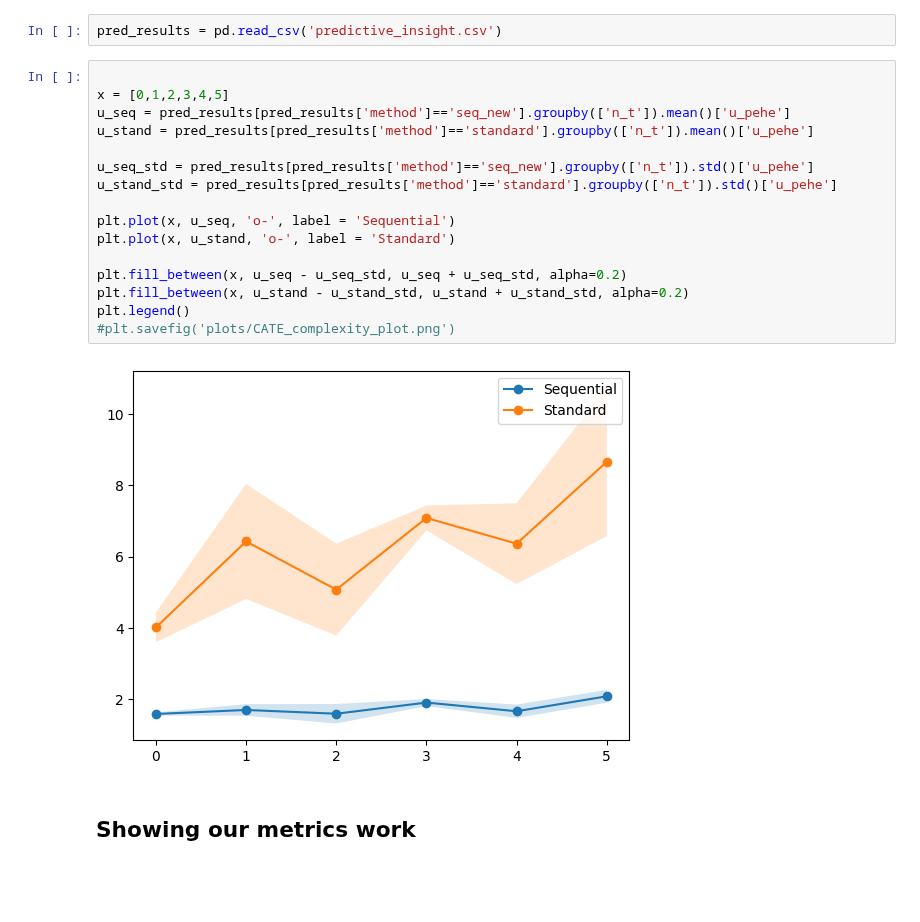
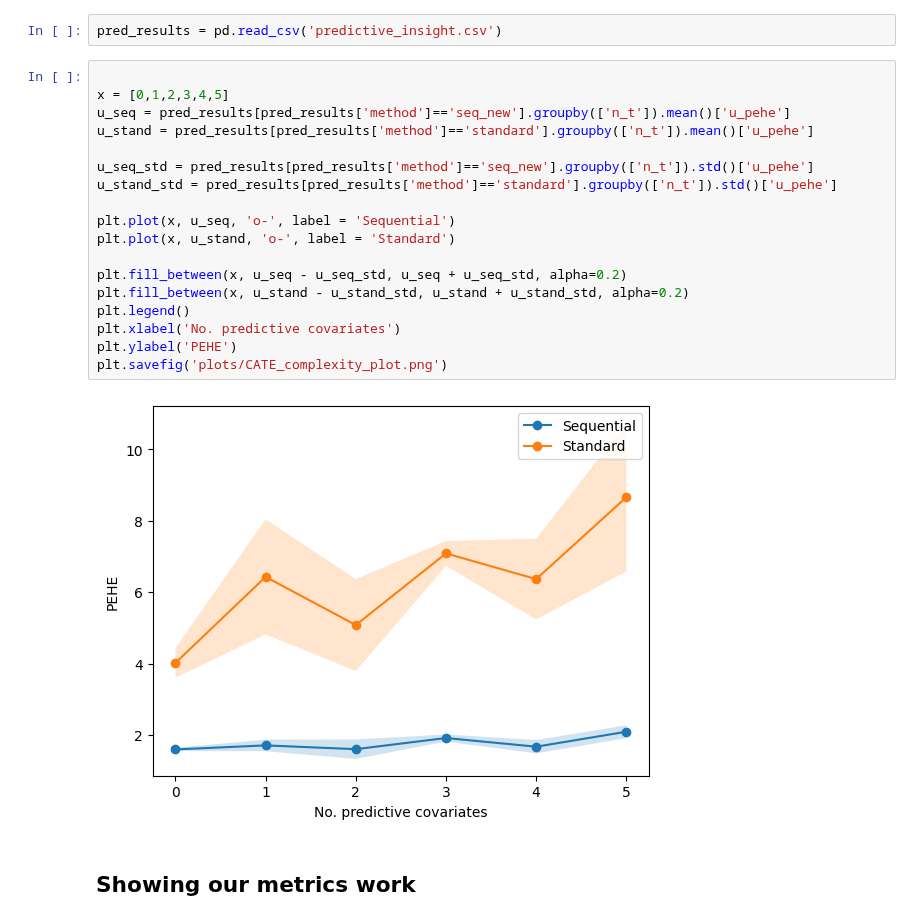
Before and after one commit to harrya32/causal_synthetic_data, a Jupyter notebook: Experiments/Experiments.ipynb, the cells around one changed output. Cells and saved outputs as stored; diff of their text form; blank space fills up the shorter version.

```diff
--- a/Experiments/Experiments.ipynb
+++ b/Experiments/Experiments.ipynb
@@ -2428,21 +2430,23 @@ pred_results = pd.read_csv('predictive_insight.csv')
 # %%
 
 x = [0,1,2,3,4,5]
 u_seq = pred_results[pred_results['method']=='seq_new'].groupby(['n_t']).mean()['u_pehe']
 u_stand = pred_results[pred_results['method']=='standard'].groupby(['n_t']).mean()['u_pehe']
 
 u_seq_std = pred_results[pred_results['method']=='seq_new'].groupby(['n_t']).std()['u_pehe']
 u_stand_std = pred_results[pred_results['method']=='standard'].groupby(['n_t']).std()['u_pehe']
 
 plt.plot(x, u_seq, 'o-', label = 'Sequential')
 plt.plot(x, u_stand, 'o-', label = 'Standard')
 
 plt.fill_between(x, u_seq - u_seq_std, u_seq + u_seq_std, alpha=0.2)
 plt.fill_between(x, u_stand - u_stand_std, u_stand + u_stand_std, alpha=0.2)
 plt.legend()
-#plt.savefig('plots/CATE_complexity_plot.png')
+plt.xlabel('No. predictive covariates')
+plt.ylabel('PEHE')
+plt.savefig('plots/CATE_complexity_plot.png')
 # %% [output]
-[figure, old version]
+[figure, new version]
 # %% [markdown]
 ## Showing our metrics work
 # %% [markdown]
```
Also changed, not shown: parts of 1 cell of this notebook, 2 other files.
